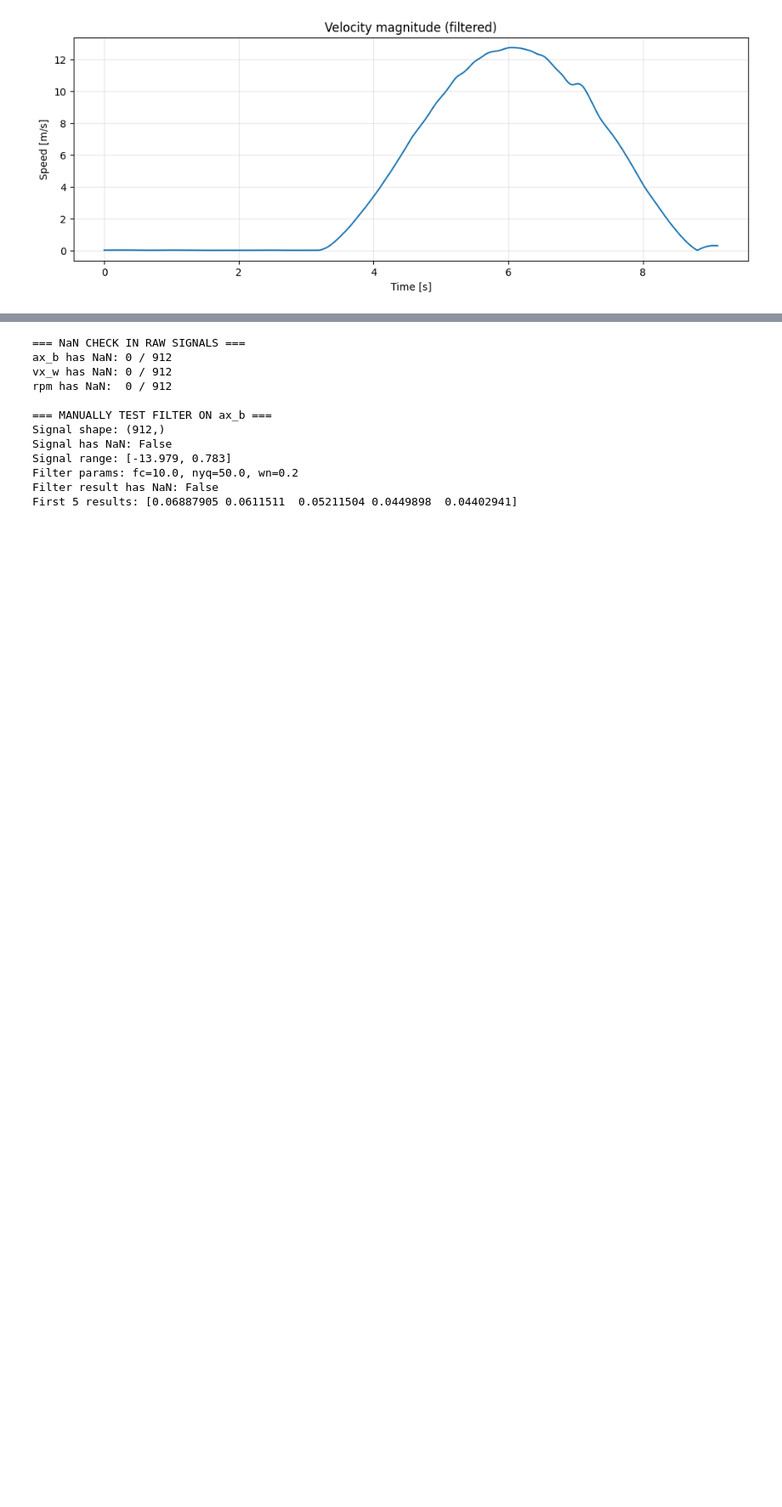
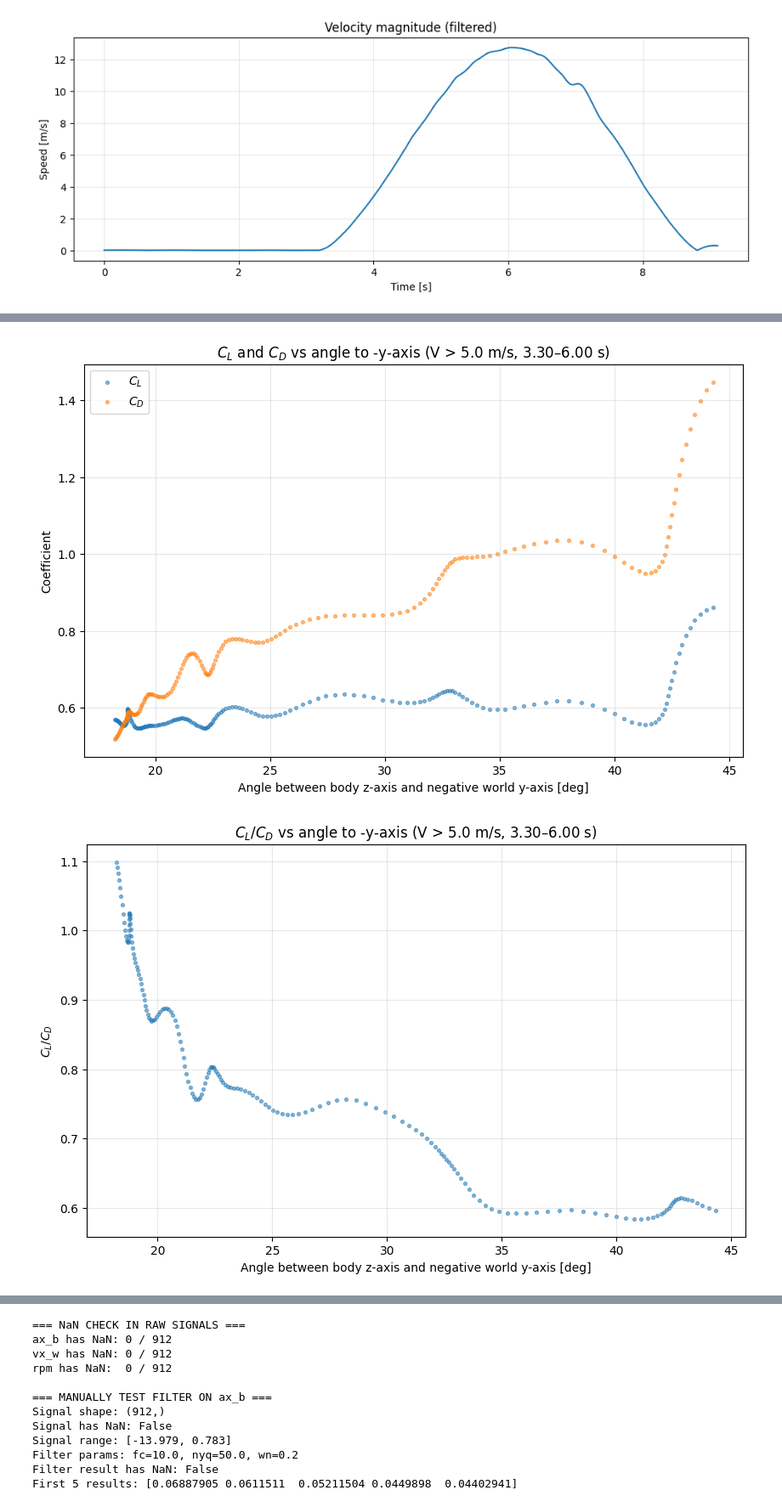
Before and after one commit to Nebukadnezarus/MasterTheses, a Jupyter notebook: scripts/12mps_aero.ipynb, the cells around one changed output, grey strips where cells are left out. Shown at 85% size. Drawn from its saved outputs; the diff is of its cells as text; code cells hidden in the pictures; blank space fills up the shorter version.

```diff
--- a/scripts/12mps_aero.ipynb
+++ b/scripts/12mps_aero.ipynb
@@ -510,0 +475,45 @@ Window 3.50–6.00 s, samples: 251 / 912
+# %%
+# ------------------------------------------------------------
+# 12. CL, CD vs angle between body z-axis and negative world y-axis
+# ------------------------------------------------------------
+
+# Compute body z-axis direction in world frame for the analysis window
+z_body_in_world_win = np.zeros((len(df_win), 3))
+for i, row in df_win.iterrows():
+    qw, qx, qy, qz = row["qw_w_f"], row["qx_w_f"], row["qy_w_f"], row["qz_w_f"]
+    R_bw = quat2mat([qw, qx, qy, qz])  # body -> world rotation
+    # Body z-axis is [0, 0, 1] in body frame
+    z_body_in_world_win[i] = R_bw @ np.array([0, 0, 1])
+
+# Negative world y-axis
+world_neg_y = np.array([0, -1, 0])
+
+# Compute angle between body z-axis and negative world y-axis
+cos_angle_y = np.clip(z_body_in_world_win @ world_neg_y, -1.0, 1.0)
+angle_y_rad = np.arccos(cos_angle_y)
+angle_y_deg = np.rad2deg(angle_y_rad)
+
+# Filter by minimum velocity (using same threshold as before)
+angle_y_deg_filt = angle_y_deg[valid_speed]
+
+# Plot CL and CD vs angle to negative world y-axis
+plt.figure(figsize=(10, 6))
+plt.scatter(angle_y_deg_filt, CL, s=8, alpha=0.5, label=r"$C_L$")
+plt.scatter(angle_y_deg_filt, CD, s=8, alpha=0.5, label=r"$C_D$")
+plt.xlabel("Angle between body z-axis and negative world y-axis [deg]")
+plt.ylabel("Coefficient")
+plt.title(f"$C_L$ and $C_D$ vs angle to -y-axis (V > {V_min} m/s, {t_start:.2f}–{t_end:.2f} s)")
+plt.grid(True, alpha=0.3)
+plt.legend()
+plt.show()
+
+plt.figure(figsize=(10, 6))
+plt.scatter(angle_y_deg_filt, CL_CD, s=8, alpha=0.5)
+plt.xlabel("Angle between body z-axis and negative world y-axis [deg]")
+plt.ylabel(r"$C_L/C_D$")
+plt.title(f"$C_L/C_D$ vs angle to -y-axis (V > {V_min} m/s, {t_start:.2f}–{t_end:.2f} s)")
+plt.grid(True, alpha=0.3)
+plt.show()
+# %% [output]
+[figure, added]
+[figure, added]
```
Also changed, not shown: parts of 7 cells of this notebook, 35 other files.
